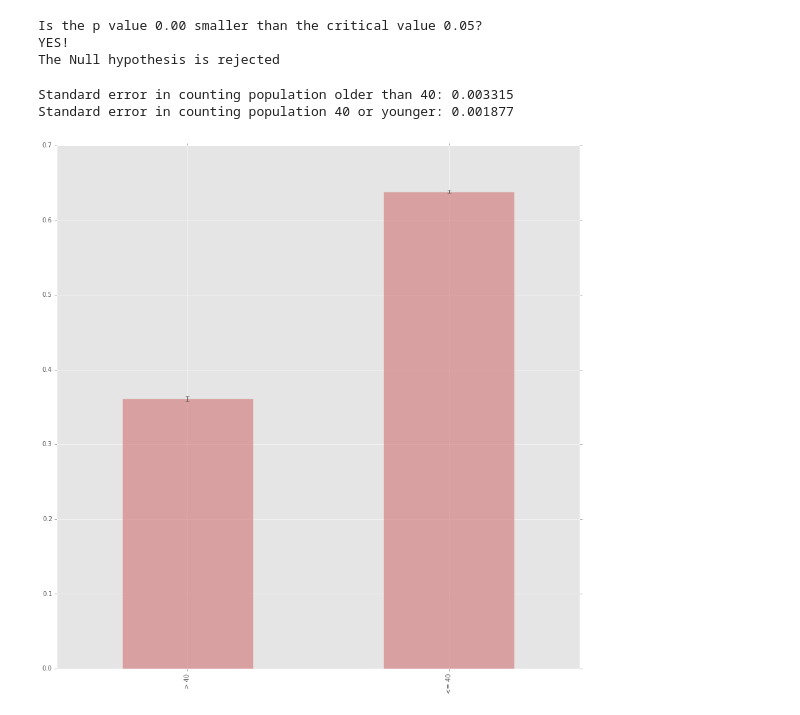
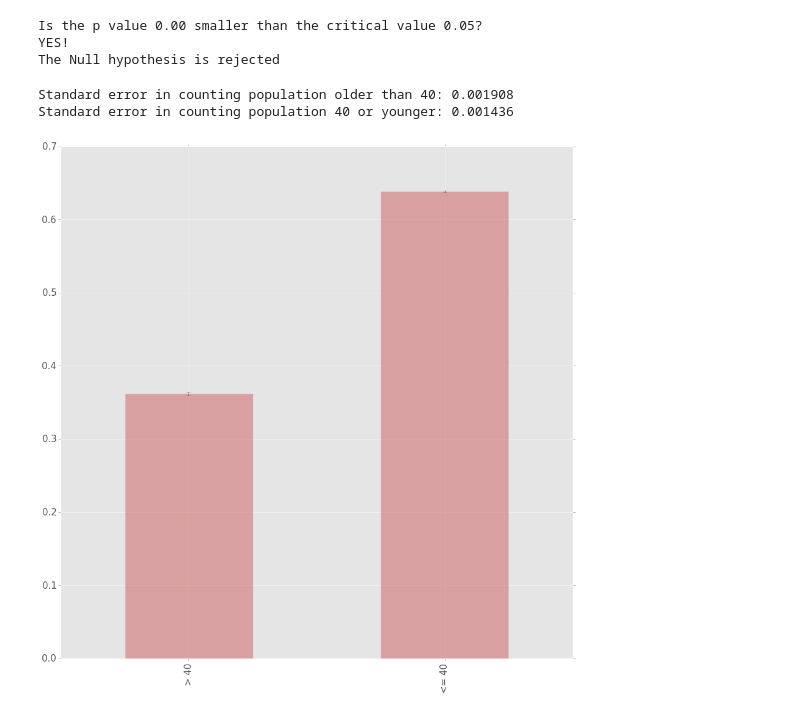
Before and after one commit to afcarl/PUI2015_vvijayarangan, a Jupyter notebook: citibikes/assignment3.ipynb, the cells around one changed output. Drawn from its saved outputs; the diff is of its cells as text; code cells hidden in the pictures.

```diff
--- a/citibikes/assignment3.ipynb
+++ b/citibikes/assignment3.ipynb
@@ -1,10 +0,0 @@
-# %%
-#Importing modules and libraries
-import pylab as pl
-import pandas as pd
-import numpy as np
-%pylab inline
-
-import os
-
-plt.style.use('ggplot')
@@ -92,27 +91,27 @@ The Null hypothesis is rejected
 # %%
 #Error calculation
 #Since the process is Poisson the error is given by the square root of the counts
 
-error_young = np.sqrt((bikedata['age'] <= 40).count())
-error_old = np.sqrt((bikedata['age'] > 40).count())
+error_young = np.sqrt((bikedata[bikedata['age'] <= 40]['age']).count())
+error_old = np.sqrt((bikedata[bikedata['age'] > 40]['age']).count())
 
 norm_young = (bikedata['age'] <= 40).sum()
 norm_old = (bikedata['age'] > 40).sum()
 
 total_riders = (norm_old + norm_young)
 
 rider = bikedata['age'].groupby(bikedata['age'] <= 40).count()
 
 ratio_old = (rider[0]/float(total_riders))
 ratio_young = (rider[1]/float(total_riders))
 
 print "Standard error in counting population older than 40: %f" % (error_old/norm_old)
 print "Standard error in counting population 40 or younger: %f" % (error_young/norm_young)
 fig=pl.figure(figsize(15,15))
 
-ax = (pd.Series([ratio_old,ratio_young])).plot(kind = 'bar', color = 'IndianRed', yerr = [error_old/norm_old,error_young/norm_young], alpha = 0.5)
+ax = (pd.Series([ratio_old,ratio_young])).plot(kind = 'bar', color = 'IndianRed', yerr = [error_old/norm_old,error_young/norm_young], alpha = 0.5, fontsize=15)
 ax.xaxis.set_ticklabels(['> 40','<= 40']);
 # %% [output]
-Standard error in counting population older than 40: 0.003315
-Standard error in counting population 40 or younger: 0.001877
+Standard error in counting population older than 40: 0.001908
+Standard error in counting population 40 or younger: 0.001436
-[figure, old version]
+[figure, new version]
```
Also changed, not shown: parts of 6 cells of this notebook.
